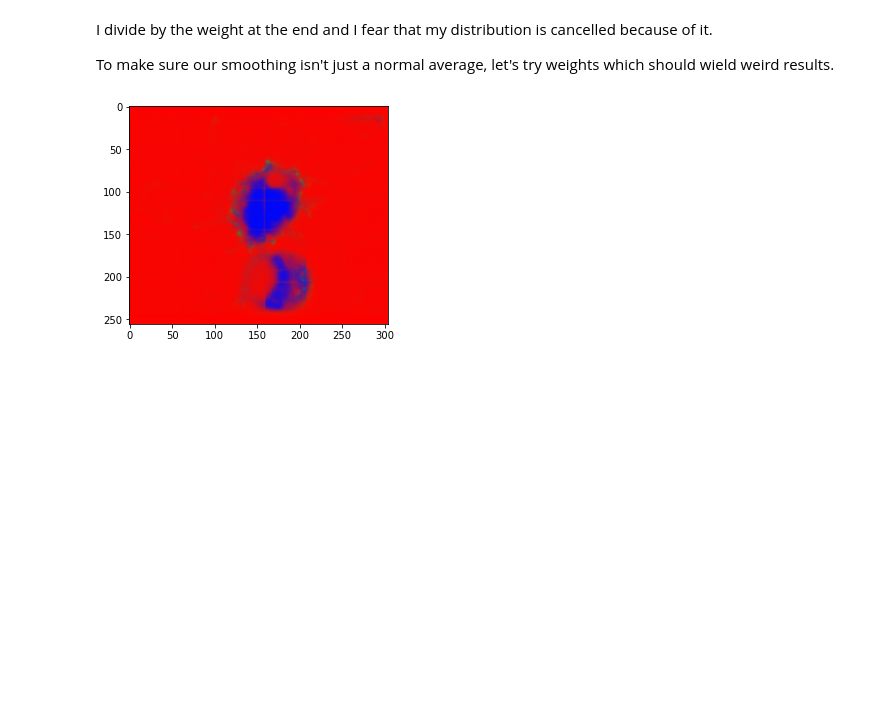
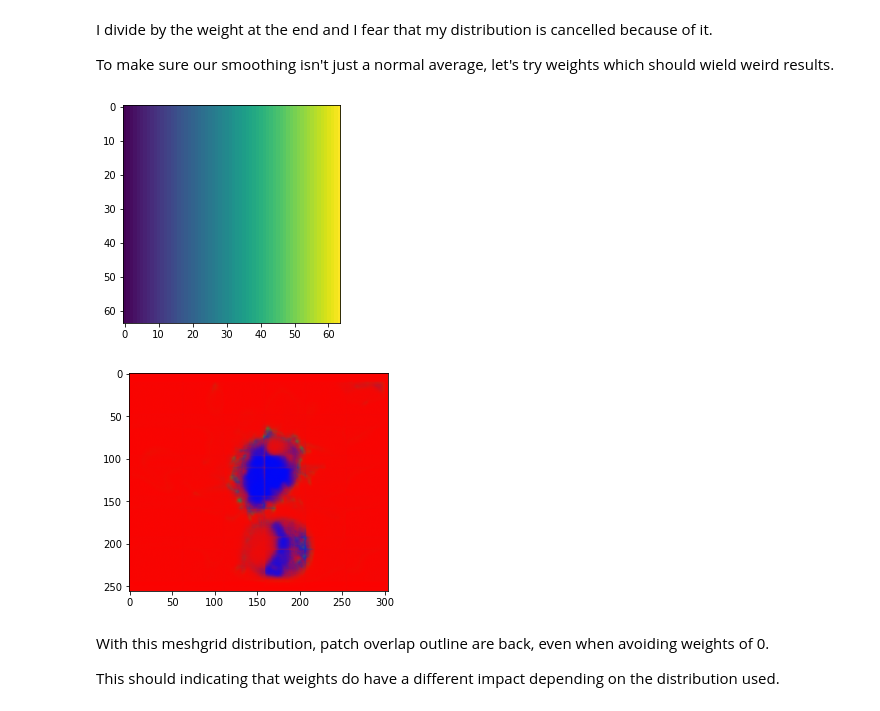
Before and after one commit to linum-uqam/carreno-cytonemes, a Jupyter notebook: notebooks/patchify_example.ipynb, the cells around one changed output. Drawn from its saved outputs; the diff is of its cells as text; code cells hidden in the pictures; blank space fills up the shorter version.

Commit message:
update notebook for patches

```diff
--- a/notebooks/patchify_example.ipynb
+++ b/notebooks/patchify_example.ipynb
@@ -304,12 +304,17 @@ To make sure our smoothing isn't just a normal average, let's try weights which
 # %%
 # build meshgrid kernel
 input_shape = np.array(model.layers[0].input.shape[1:])
-yy, zz, xx = np.meshgrid(np.linspace(0,1,input_shape[0]),np.linspace(0,1,input_shape[1]),np.linspace(0,1,input_shape[2]))
-plt.imshow(xx); plt.show()
+yy, zz, xx = np.meshgrid(range(1, input_shape[0]+1),range(1, input_shape[1]+1),range(1, input_shape[2]+1))
+plt.imshow(xx[0]); plt.show()
 kernel = xx[..., np.newaxis]
 
 pred = patches.volume_pred_from_vol(model, x, stride, kernel)
 plt.imshow(pred[35])
 plt.show()
 # %% [output]
-[figure, old version]
+[figure, new version]
+[figure, added]
+# %% [markdown]
+With this meshgrid distribution, patch overlap outline are back, even when avoiding weights of 0.
+
+This should indicating that weights do have a different impact depending on the distribution used.
```
Also changed, not shown: parts of 1 cell of this notebook.
